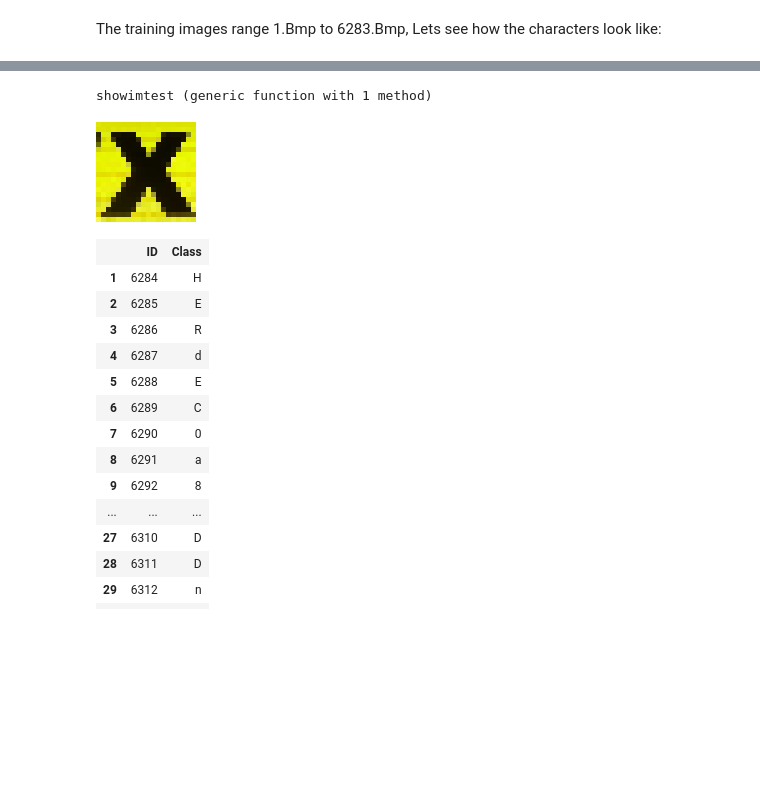
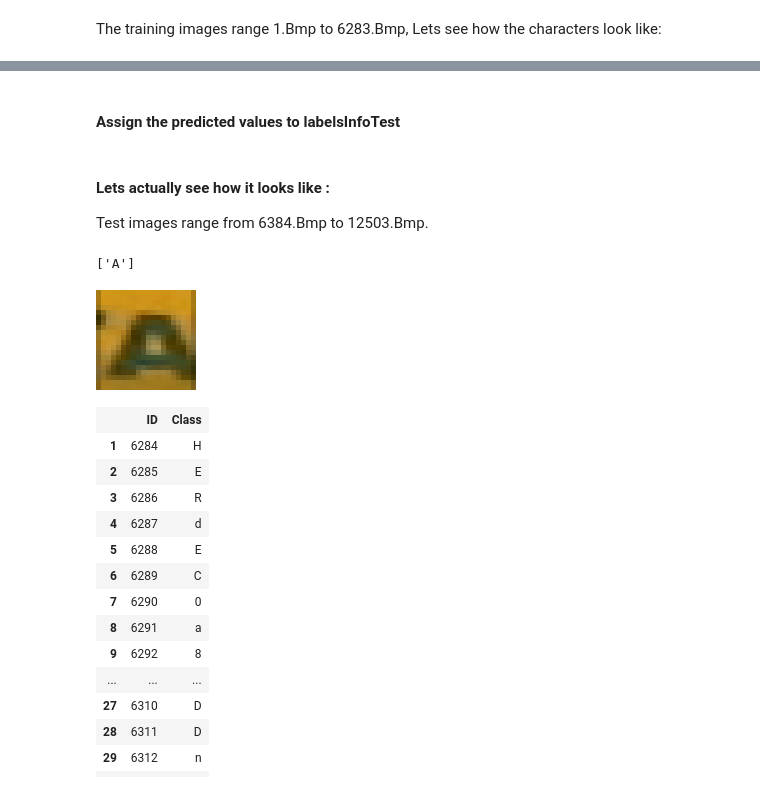
Before and after one commit to abhijithch/MLDemos.jl, a Jupyter notebook: demos/kNN.ipynb, the cells around one changed output, grey strips where cells are left out. Drawn from its saved outputs; the diff is of its cells as text; code cells hidden in the pictures; blank space fills up the shorter version.

```diff
--- a/demos/kNN.ipynb
+++ b/demos/kNN.ipynb
@@ -150,13 +155,20 @@ elapsed time: 31.439186985 seconds
-# %%
-function showimtest(image::Int64)
-    testimage(joinpath("$(path)/data/characters/testResized/$image.Bmp"))
-end
-# %% [output]
-showimtest (generic function with 1 method)
-# %%
-showimtest(6302)
-# %% [output]
-[figure, removed]
+# %% [markdown]
+#### Assign the predicted values to labelsInfoTest
+# %%
+#Convert integer predictions to character
+labelsInfoTest[:Class] = map(Char, yPredictions);
+# %% [markdown]
+#### Lets actually see how it looks like :
+
+Test images range from 6384.Bmp to 12503.Bmp.
+# %%
+m=7221
+
+show(labelsInfoTest[labelsInfoTest[:ID].==m,:Class])
+showimtest(m)
+# %% [output]
+['A']
+[figure, added]
 # %%
 labelsInfoTest
 # %% [output]
```
Also changed, not shown: parts of 33 cells of this notebook, 4 other files.
